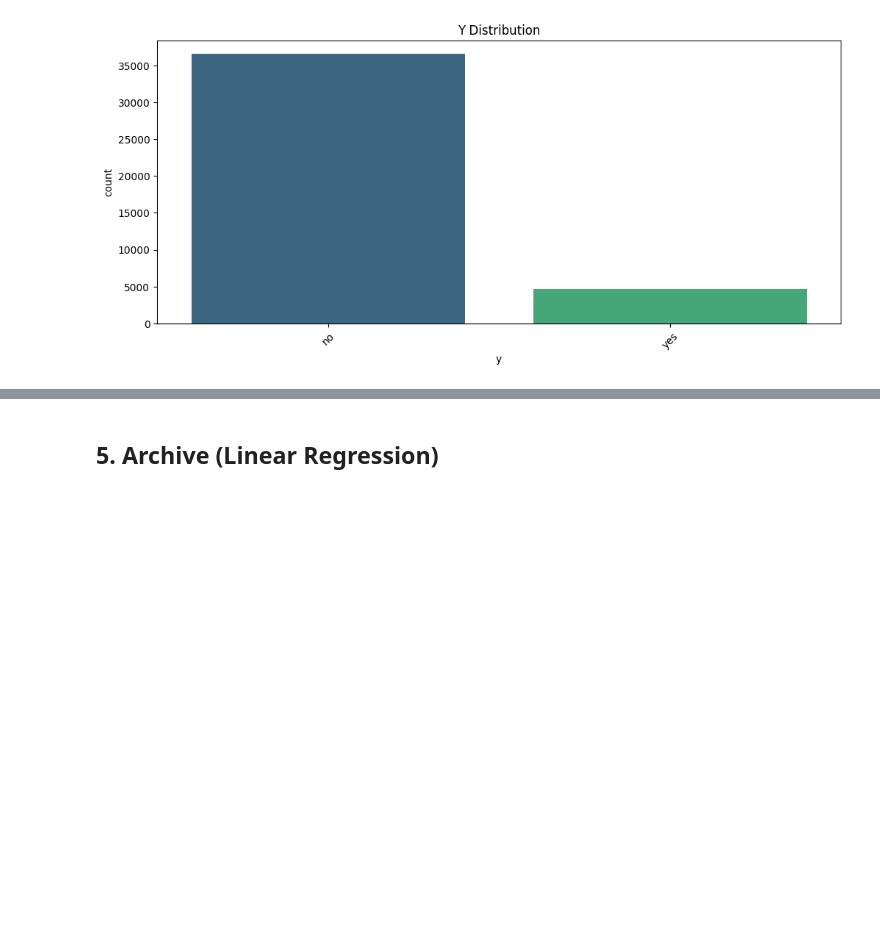
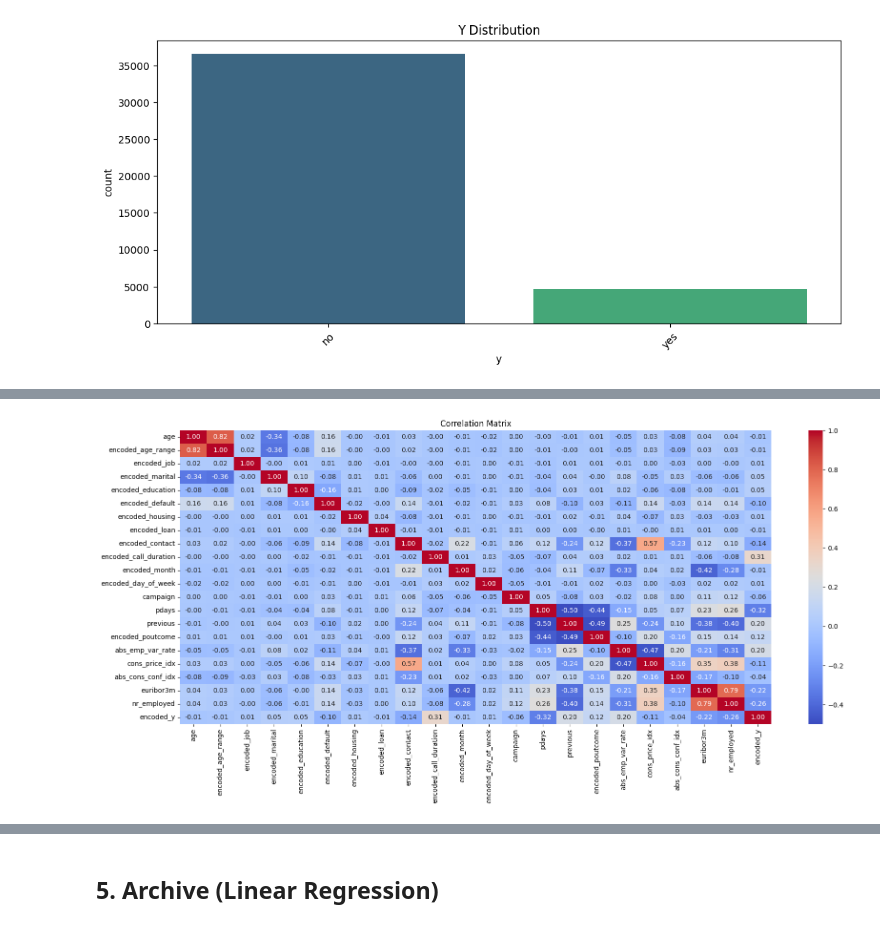
Before and after one commit to flynn-ky-t2/kaggle_f., a Jupyter notebook: bank-marketing-coding-practice.ipynb, the cells around one changed output, grey strips where cells are left out. Cells and saved outputs as stored; diff of their text form; code cells hidden in the pictures; blank space fills up the shorter version.

```diff
--- a/bank-marketing-coding-practice.ipynb
+++ b/bank-marketing-coding-practice.ipynb
@@ -930,0 +1266,15 @@ from sklearn.metrics import accuracy_score
+# %%
+plt.figure(figsize=(20,8))
+sns.heatmap(
+    ml_marketing_prep.corr(
+        method='kendall',
+        numeric_only=True
+    ),
+    annot=True,
+    cmap="coolwarm",
+    fmt=".2f"
+)
+plt.title("Correlation Matrix")
+plt.show()
+# %% [output]
+[figure, added]
```
Also changed, not shown: parts of 67 cells of this notebook.
